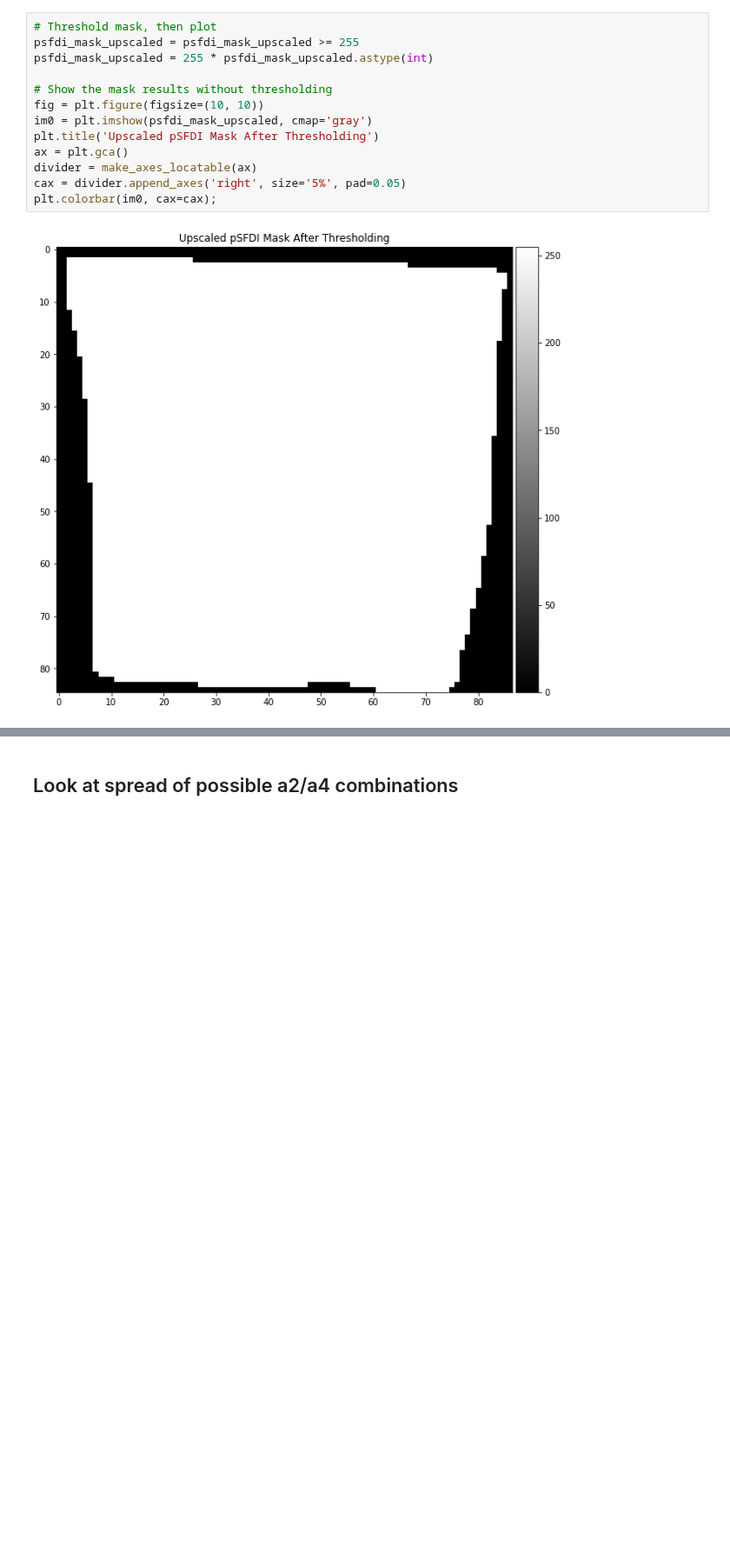
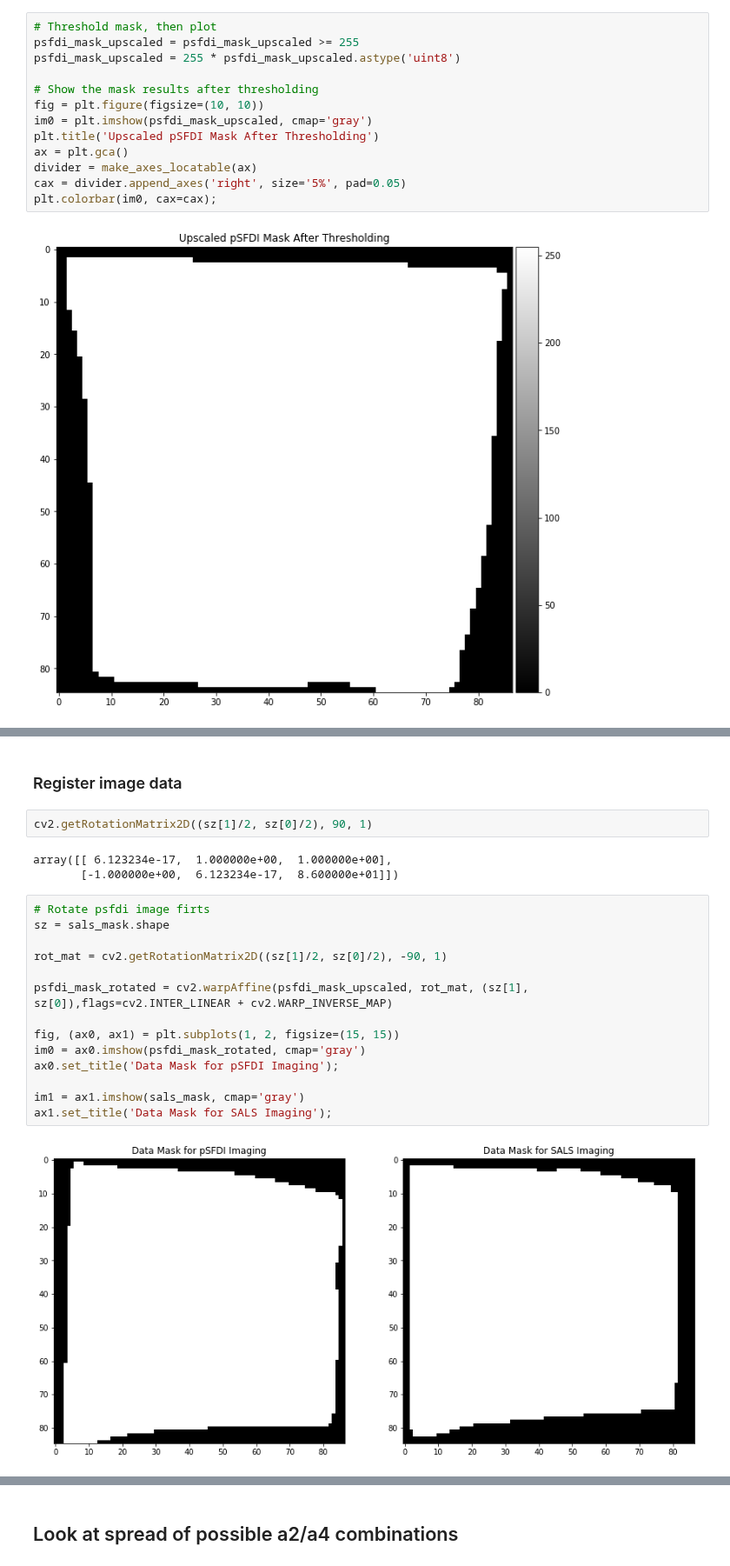
Before and after one commit to mfkiwl/splineDIC, a Jupyter notebook: notebooks/exploratory/stp_explore_ODF_extraction.ipynb, the cells around one changed output, grey strips where cells are left out. Shown at 87% size. Saved outputs shown, nothing was run; the diff lists cells and outputs as text; blank space fills up the shorter version.

Commit message:
adding image resampling and registration

```diff
--- a/notebooks/exploratory/stp_explore_ODF_extraction.ipynb
+++ b/notebooks/exploratory/stp_explore_ODF_extraction.ipynb
@@ -451,9 +451,9 @@ plt.colorbar(im0, cax=cax);
 # %%
 # Threshold mask, then plot
 psfdi_mask_upscaled = psfdi_mask_upscaled >= 255
-psfdi_mask_upscaled = 255 * psfdi_mask_upscaled.astype(int)
+psfdi_mask_upscaled = 255 * psfdi_mask_upscaled.astype('uint8')
 
-# Show the mask results without thresholding
+# Show the mask results after thresholding
 fig = plt.figure(figsize=(10, 10))
 im0 = plt.imshow(psfdi_mask_upscaled, cmap='gray')
 plt.title('Upscaled pSFDI Mask After Thresholding')
@@ -465,0 +511,23 @@ plt.colorbar(im0, cax=cax);
+# %% [markdown]
+### Register image data
+# %%
+cv2.getRotationMatrix2D((sz[1]/2, sz[0]/2), 90, 1)
+# %% [output]
+array([[ 6.123234e-17,  1.000000e+00,  1.000000e+00],
+       [-1.000000e+00,  6.123234e-17,  8.600000e+01]])
+# %%
+# Rotate psfdi image firts
+sz = sals_mask.shape
+
+rot_mat = cv2.getRotationMatrix2D((sz[1]/2, sz[0]/2), -90, 1)
+
+psfdi_mask_rotated = cv2.warpAffine(psfdi_mask_upscaled, rot_mat, (sz[1], sz[0]),flags=cv2.INTER_LINEAR + cv2.WARP_INVERSE_MAP)
+
+fig, (ax0, ax1) = plt.subplots(1, 2, figsize=(15, 15))
+im0 = ax0.imshow(psfdi_mask_rotated, cmap='gray')
+ax0.set_title('Data Mask for pSFDI Imaging');
+
+im1 = ax1.imshow(sals_mask, cmap='gray')
+ax1.set_title('Data Mask for SALS Imaging');
+# %% [output]
+[figure, added]
```
Also changed, not shown: parts of 15 cells of this notebook.
